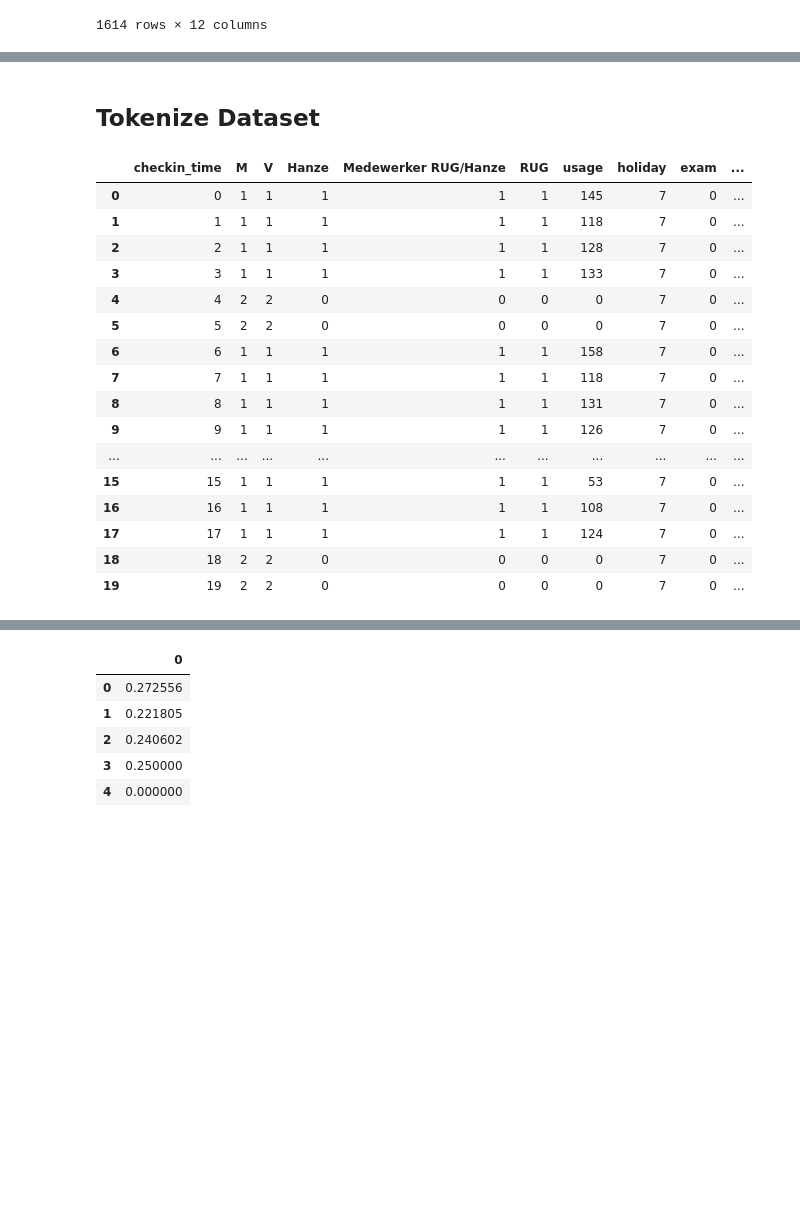
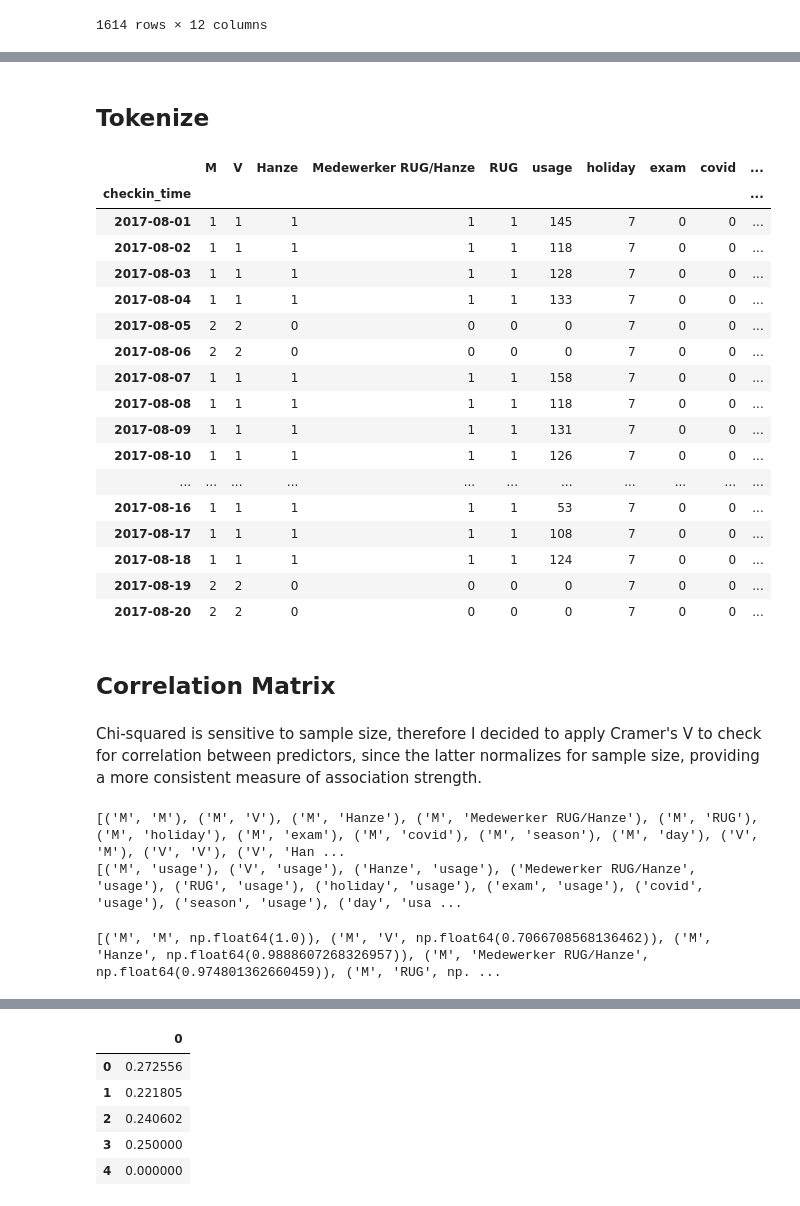
Before and after one commit to mingming2-alya/Business-Analyzing-with-ACLO, a Jupyter notebook: ACLO/ACLO.ipynb, the cells around one changed output, grey strips where cells are left out. Drawn from its saved outputs; the diff is of its cells as text; code cells hidden in the pictures; blank space fills up the shorter version.

```diff
--- a/ACLO/ACLO.ipynb
+++ b/ACLO/ACLO.ipynb
@@ -1683,3 +1659,6 @@ display(datas)
 | 1612 | 2021-12-30 | NaN | NaN | False | False | False | 0.0 | Christmas Break | 0.0 | ... |
 | 1613 | 2021-12-31 | NaN | NaN | False | False | False | 0.0 | Christmas Break | 0.0 | ... |
 1614 rows × 12 columns
+# %%
+datas = datas.set_index("checkin_time")
+display(datas)
@@ -1686,32 +1680,37 @@ display(datas)
 # %% [markdown]
-## Tokenize Dataset
+## Tokenize
 # %%
 from sklearn.preprocessing import LabelEncoder
 encoded_classes = []
 encoder = LabelEncoder()
 
-column = ['checkin_time', 'M', 'V', 'Hanze', 'Medewerker RUG/Hanze', 'RUG', 'usage', 'holiday', 'exam', 'covid', 'season', 'day']
+column = ['usage', 'M', 'V', 'Hanze', 'Medewerker RUG/Hanze', 'RUG', 'holiday', 'exam', 'covid', 'season', 'day']
 
 for col in column:
     datas[col] = encoder.fit_transform(datas[col])
     encoded_classes.append(encoder.classes_)
 
 datas.head(20)
 # %% [output]
-|  | checkin_time | M | V | Hanze | Medewerker RUG/Hanze | RUG | usage | holiday | exam | ... |
-| 0 | 0 | 1 | 1 | 1 | 1 | 1 | 145 | 7 | 0 | ... |
-| 1 | 1 | 1 | 1 | 1 | 1 | 1 | 118 | 7 | 0 | ... |
-| 2 | 2 | 1 | 1 | 1 | 1 | 1 | 128 | 7 | 0 | ... |
-| 3 | 3 | 1 | 1 | 1 | 1 | 1 | 133 | 7 | 0 | ... |
-| 4 | 4 | 2 | 2 | 0 | 0 | 0 | 0 | 7 | 0 | ... |
-| 5 | 5 | 2 | 2 | 0 | 0 | 0 | 0 | 7 | 0 | ... |
-| 6 | 6 | 1 | 1 | 1 | 1 | 1 | 158 | 7 | 0 | ... |
-| 7 | 7 | 1 | 1 | 1 | 1 | 1 | 118 | 7 | 0 | ... |
-| 8 | 8 | 1 | 1 | 1 | 1 | 1 | 131 | 7 | 0 | ... |
-| 9 | 9 | 1 | 1 | 1 | 1 | 1 | 126 | 7 | 0 | ... |
+|  | M | V | Hanze | Medewerker RUG/Hanze | RUG | usage | holiday | exam | covid | ... |
+| checkin_time |  |  |  |  |  |  |  |  |  | ... |
+| 2017-08-01 | 1 | 1 | 1 | 1 | 1 | 145 | 7 | 0 | 0 | ... |
+| 2017-08-02 | 1 | 1 | 1 | 1 | 1 | 118 | 7 | 0 | 0 | ... |
+| 2017-08-03 | 1 | 1 | 1 | 1 | 1 | 128 | 7 | 0 | 0 | ... |
+| 2017-08-04 | 1 | 1 | 1 | 1 | 1 | 133 | 7 | 0 | 0 | ... |
+| 2017-08-05 | 2 | 2 | 0 | 0 | 0 | 0 | 7 | 0 | 0 | ... |
+| 2017-08-06 | 2 | 2 | 0 | 0 | 0 | 0 | 7 | 0 | 0 | ... |
+| 2017-08-07 | 1 | 1 | 1 | 1 | 1 | 158 | 7 | 0 | 0 | ... |
+| 2017-08-08 | 1 | 1 | 1 | 1 | 1 | 118 | 7 | 0 | 0 | ... |
+| 2017-08-09 | 1 | 1 | 1 | 1 | 1 | 131 | 7 | 0 | 0 | ... |
+| 2017-08-10 | 1 | 1 | 1 | 1 | 1 | 126 | 7 | 0 | 0 | ... |
 | ... | ... | ... | ... | ... | ... | ... | ... | ... | ... | ... |
-| 15 | 15 | 1 | 1 | 1 | 1 | 1 | 53 | 7 | 0 | ... |
-| 16 | 16 | 1 | 1 | 1 | 1 | 1 | 108 | 7 | 0 | ... |
-| 17 | 17 | 1 | 1 | 1 | 1 | 1 | 124 | 7 | 0 | ... |
-| 18 | 18 | 2 | 2 | 0 | 0 | 0 | 0 | 7 | 0 | ... |
-| 19 | 19 | 2 | 2 | 0 | 0 | 0 | 0 | 7 | 0 | ... |
+| 2017-08-16 | 1 | 1 | 1 | 1 | 1 | 53 | 7 | 0 | 0 | ... |
+| 2017-08-17 | 1 | 1 | 1 | 1 | 1 | 108 | 7 | 0 | 0 | ... |
+| 2017-08-18 | 1 | 1 | 1 | 1 | 1 | 124 | 7 | 0 | 0 | ... |
+| 2017-08-19 | 2 | 2 | 0 | 0 | 0 | 0 | 7 | 0 | 0 | ... |
+| 2017-08-20 | 2 | 2 | 0 | 0 | 0 | 0 | 7 | 0 | 0 | ... |
+# %% [markdown]
+## Correlation Matrix
+# %% [markdown]
+Chi-squared is sensitive to sample size, therefore I decided to apply Cramer's V to check for correlation between predictors, since the latter normalizes for sample size, providing a more consistent measure of association strength.
@@ -1717,0 +1720,13 @@ datas.head(20)
+# %%
+predictor = ['M', 'V', 'Hanze', 'Medewerker RUG/Hanze', 'RUG', 'holiday', 'exam', 'covid', 'season', 'day']
+target = ['usage']
+
+#create all possible combinations
+predictors = list(product(predictor,predictor, repeat = 1))
+print(predictors)
+
+pairs = list(product(predictor,target, repeat = 1))
+print(pairs)
+# %% [output]
+[('M', 'M'), ('M', 'V'), ('M', 'Hanze'), ('M', 'Medewerker RUG/Hanze'), ('M', 'RUG'), ('M', 'holiday'), ('M', 'exam'), ('M', 'covid'), ('M', 'season'), ('M', 'day'), ('V', 'M'), ('V', 'V'), ('V', 'Han ...
+[('M', 'usage'), ('V', 'usage'), ('Hanze', 'usage'), ('Medewerker RUG/Hanze', 'usage'), ('RUG', 'usage'), ('holiday', 'usage'), ('exam', 'usage'), ('covid', 'usage'), ('season', 'usage'), ('day', 'usa ...
@@ -1717,0 +1750,10 @@ datas.head(20)
+# %%
+result = []
+
+for x1, x2 in predictors:
+    cramersv = cramers_v(datas[x1], datas[x2])
+    result.append((x1,x2,cramersv))
+
+print(result)
+# %% [output]
+[('M', 'M', np.float64(1.0)), ('M', 'V', np.float64(0.7066708568136462)), ('M', 'Hanze', np.float64(0.9888607268326957)), ('M', 'Medewerker RUG/Hanze', np.float64(0.974801362660459)), ('M', 'RUG', np. ...
```
Also changed, not shown: parts of 42 cells of this notebook, 1 other file.
